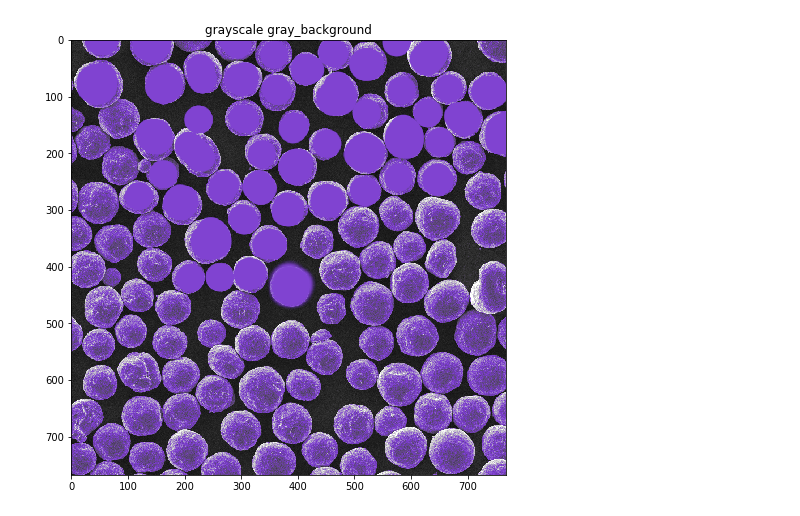
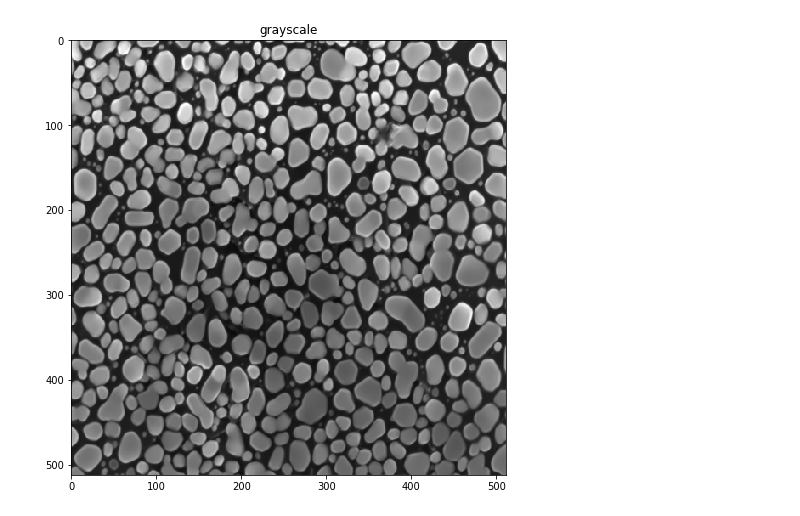
Before and after one commit to Toliak/particle-counter, a Jupyter notebook: notebooks/grabcut.ipynb, the cells around one changed output. Cells and saved outputs as stored; diff of their text form; code cells hidden in the pictures.

```diff
--- a/notebooks/grabcut.ipynb
+++ b/notebooks/grabcut.ipynb
@@ -1,20 +1,19 @@
 # %%
 from skimage import color
-import Dataset
 from Utils import visualize
 import cv2
 
-dataset_list = Dataset.get_full_dataset()
-INDEX = 8
-data = dataset_list[INDEX]
-image, title = data['image'], data['title']
 
-image = cv2.imread('../data/011_p.png')
-# image = cv2.fastNlMeansDenoisingMulti(image, 2, 5, None, 4, 7, 35)
+image = cv2.imread('../data/007_p.png')
 
-visualize(image, f'grayscale {title}')
+STRENGTH = 15
+image = cv2.fastNlMeansDenoisingColored(image,None,10,10,STRENGTH,21)
+
+image = cv2.resize(image,(int(512),int(512)))
+
+visualize(image, f'grayscale')
 # %% [output]
-[figure, old version]
+[figure, new version]
 # %%
 
 from matplotlib import pyplot as plt
```
Also changed, not shown: parts of 1 cell of this notebook, 2 other files.
